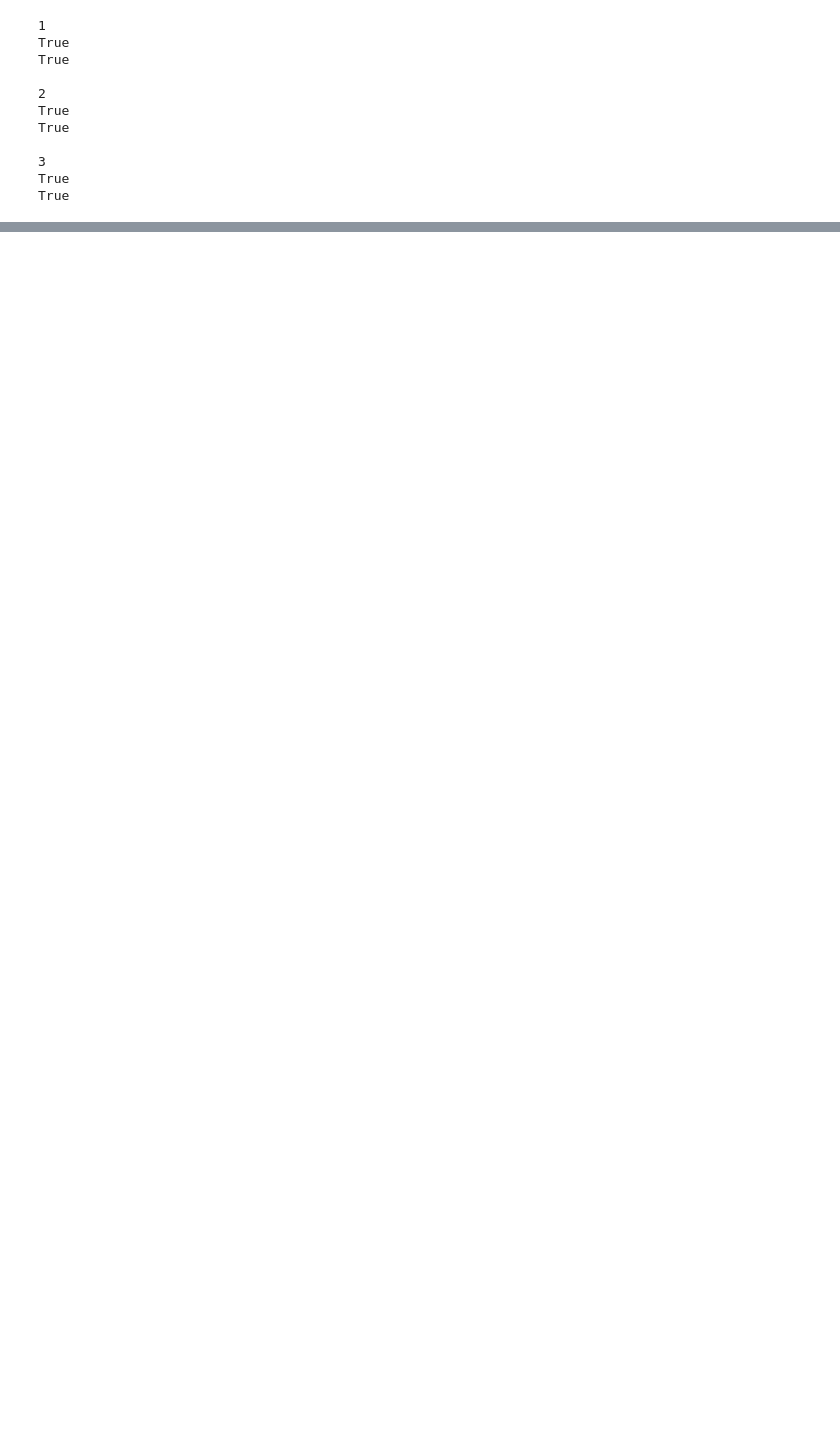
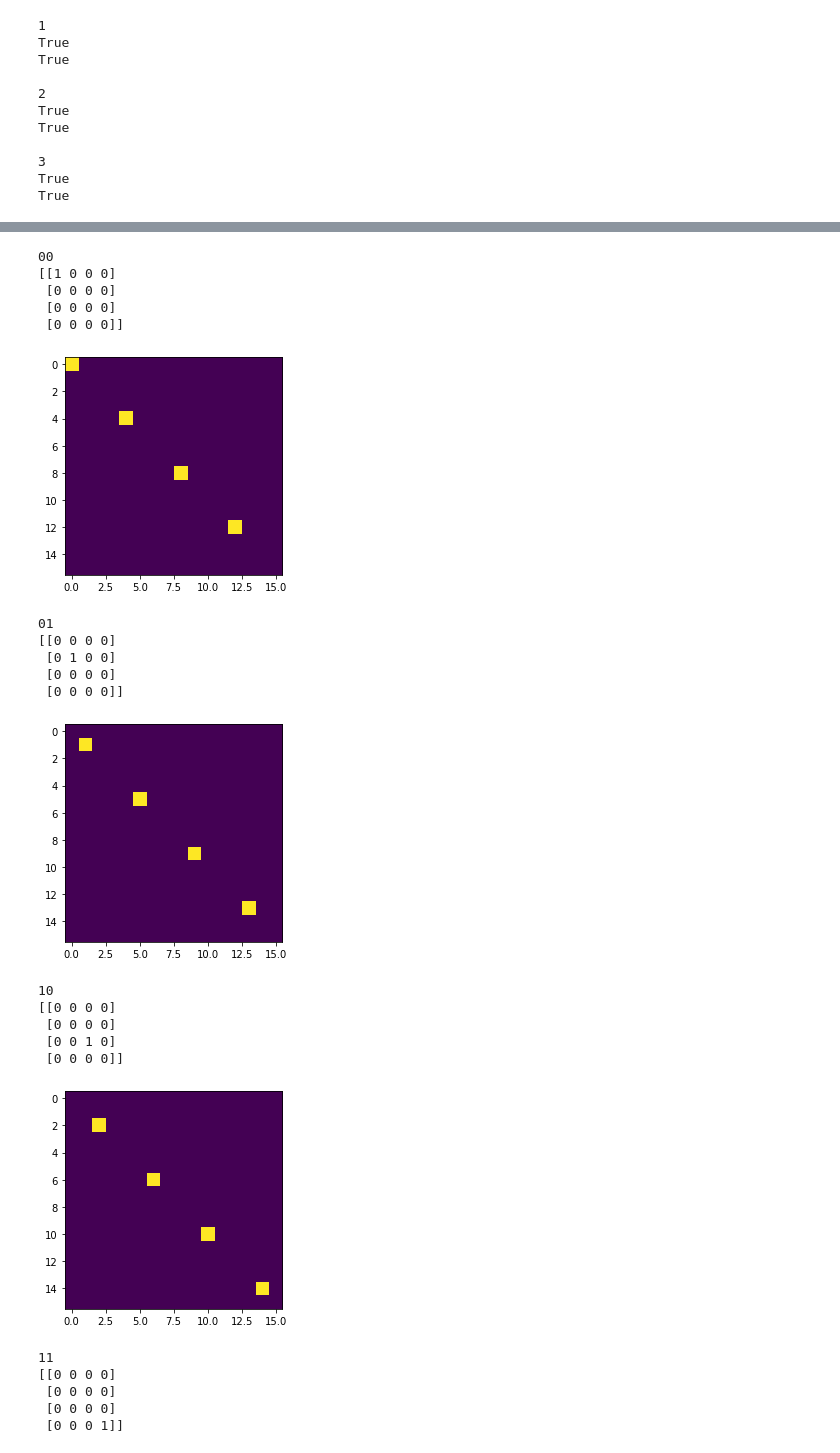
Before and after one commit to vinulw/Orthogonal_Classifiers, a Jupyter notebook: notebooks/Efficiently Calculating bit Projections.ipynb, the cells around one changed output, grey strips where cells are left out. Drawn from its saved outputs; the diff is of its cells as text; code cells hidden in the pictures; blank space fills up the shorter version.

```diff
--- a/notebooks/Efficiently Calculating bit Projections.ipynb
+++ b/notebooks/Efficiently Calculating bit Projections.ipynb
@@ -649,0 +761,36 @@ for traced, parts in zip(tracedInd, partitions):
+# %%
+for b in bStrings:
+    print(b)
+    Pj = bitProjector(b)
+    stateDim = 2**nQb
+    traceDim = 2**(nQb - 2)
+
+    I = np.eye(traceDim)
+    IP = ncon([I, Pj], ((-1, -3), (-2, -4))).reshape(stateDim, stateDim)
+    print(Pj)
+    plt.imshow(IP)
+    plt.show()
+# %% [output]
+00
+[[1 0 0 0]
+ [0 0 0 0]
+ [0 0 0 0]
+ [0 0 0 0]]
+[figure, added]
+01
+[[0 0 0 0]
+ [0 1 0 0]
+ [0 0 0 0]
+ [0 0 0 0]]
+[figure, added]
+10
+[[0 0 0 0]
+ [0 0 0 0]
+ [0 0 1 0]
+ [0 0 0 0]]
+[figure, added]
+11
+[[0 0 0 0]
+ [0 0 0 0]
+ [0 0 0 0]
+ [0 0 0 1]]
```
Also changed, not shown: parts of 58 cells of this notebook.
